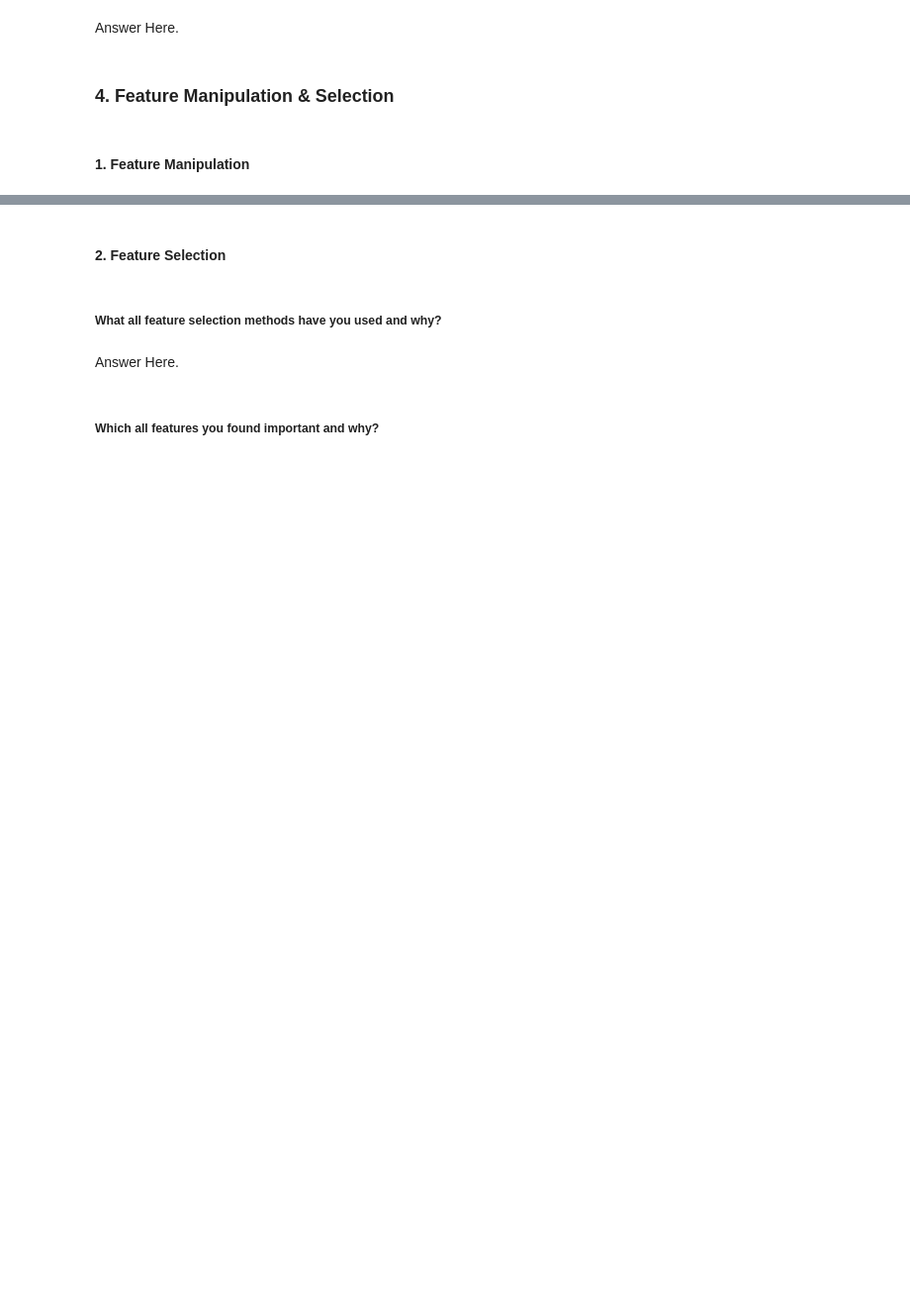
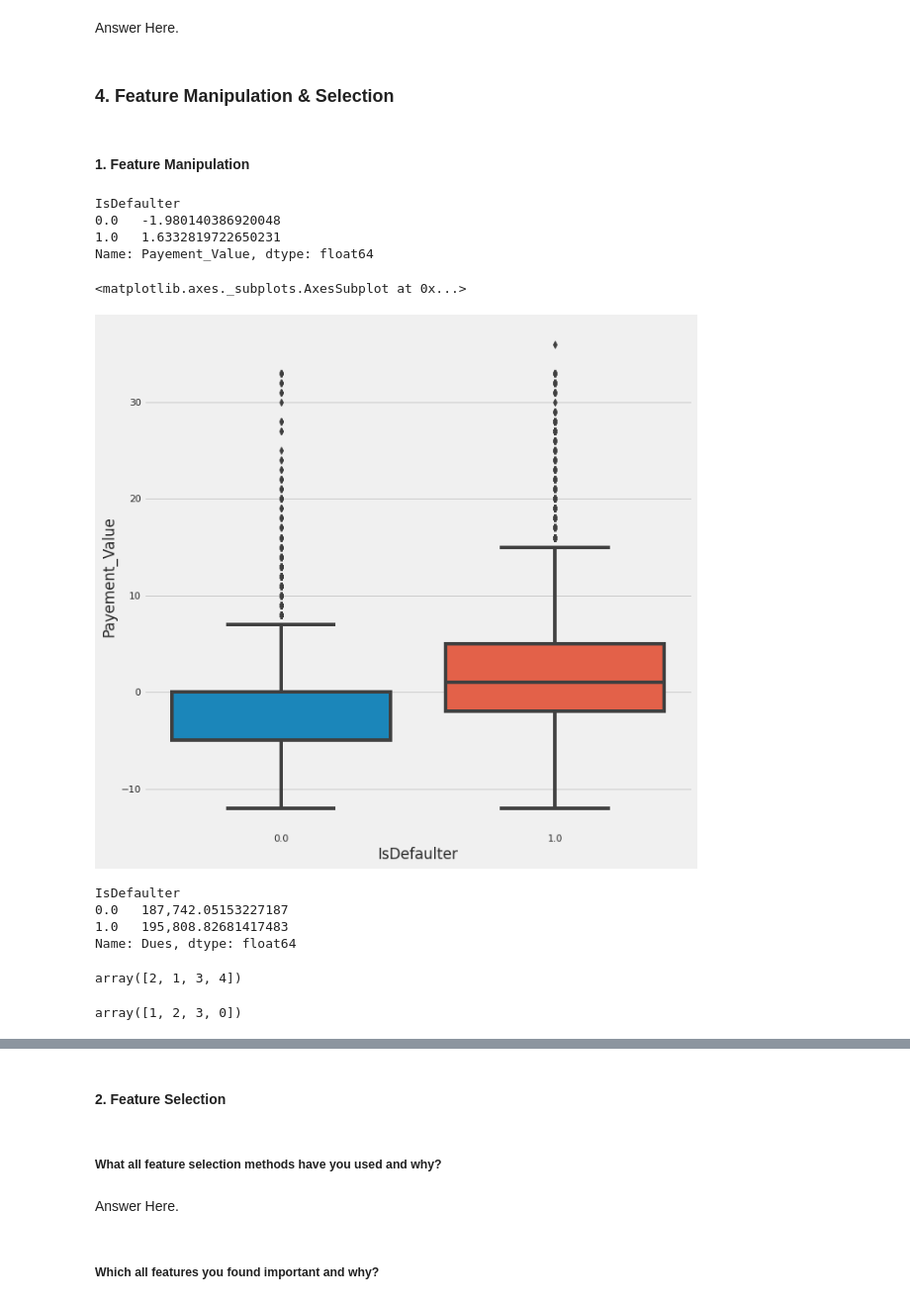
Before and after one commit to PrachiJadhav12/Credit_Card_default_Prediction, a Jupyter notebook: creditCopy_of_Sample_ML_Submission_Template.ipynb, the cells around one changed output, grey strips where cells are left out. Shown at 99% size. Saved outputs shown, nothing was run; the diff lists cells and outputs as text; code cells hidden in the pictures; blank space fills up the shorter version.

```diff
--- a/creditCopy_of_Sample_ML_Submission_Template.ipynb
+++ b/creditCopy_of_Sample_ML_Submission_Template.ipynb
@@ -1411,0 +1360,17 @@ Answer Here.
+# %%
+df_fr = balance_df.copy()
+# %%
+df_fr['Payement_Value'] = df_fr['PAY_SEPT'] + df_fr['PAY_AUG'] + df_fr['PAY_JUL'] + df_fr['PAY_JUN'] + df_fr['PAY_MAY'] + df_fr['PAY_APR']
+# %%
+df_fr.groupby('IsDefaulter')['Payement_Value'].mean()
+# %% [output]
+IsDefaulter
+0.0   -1.980140386920048
+1.0   1.6332819722650231
+Name: Payement_Value, dtype: float64
+# %%
+plt.figure(figsize=(10,10))
+sns.boxplot(data = df_fr, x = 'IsDefaulter', y = 'Payement_Value' )
+# %% [output]
+<matplotlib.axes._subplots.AxesSubplot at 0x...>
+[figure, added]
@@ -1411,0 +1379,11 @@ Answer Here.
+# %%
+df_fr.groupby('IsDefaulter')['Dues'].mean()
+# %% [output]
+IsDefaulter
+0.0   187,742.05153227187
+1.0   195,808.82681417483
+Name: Dues, dtype: float64
+# %%
+df_fr['EDUCATION'].unique()
+# %% [output]
+array([2, 1, 3, 4])
@@ -1411,0 +1393,4 @@ Answer Here.
+# %%
+df_fr['MARRIAGE'].unique()
+# %% [output]
+array([1, 2, 3, 0])
```
Also changed, not shown: parts of 149 cells of this notebook.
